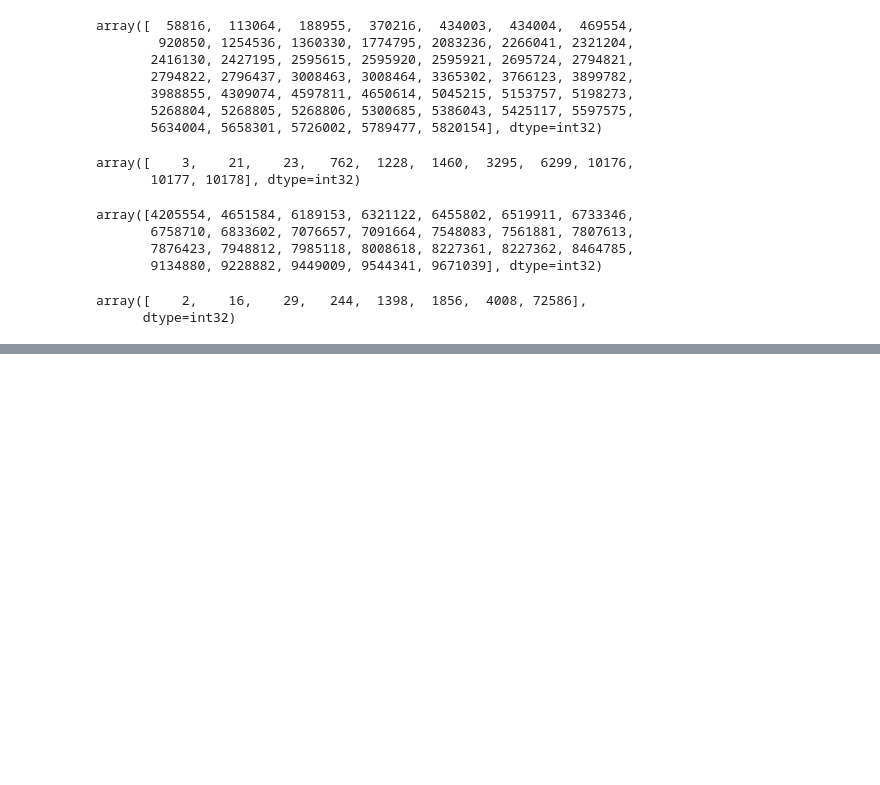
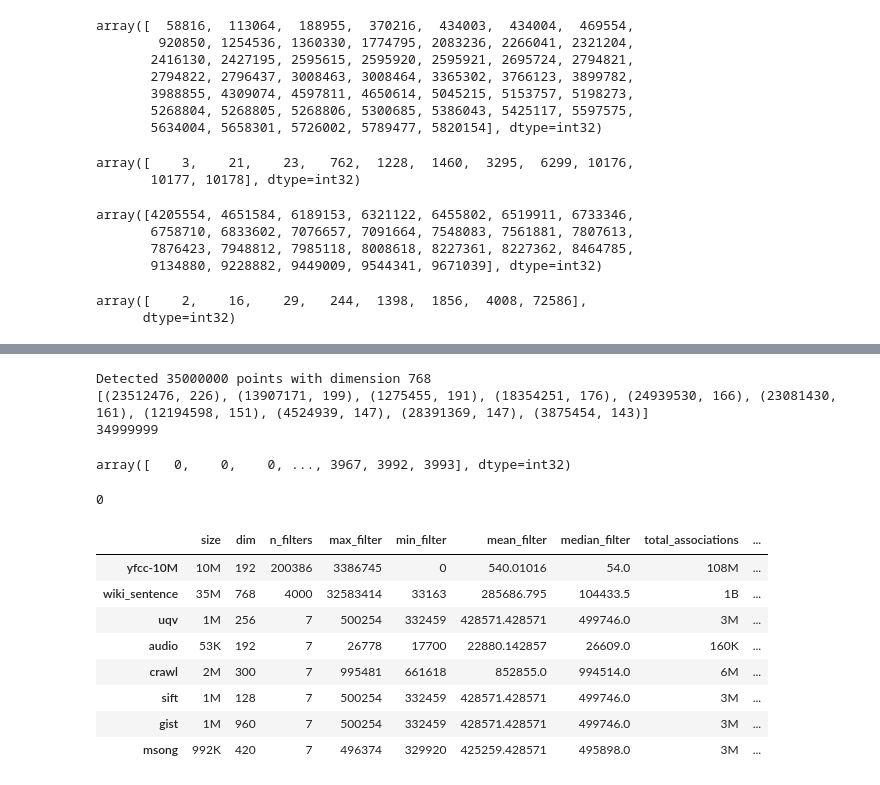
Before and after one commit to cmuparlay/ParlayANN, a Jupyter notebook: python/dataset_exploration.ipynb, the cells around one changed output, grey strips where cells are left out. Saved outputs shown, nothing was run; the diff lists cells and outputs as text; code cells hidden in the pictures; blank space fills up the shorter version.

```diff
--- a/python/dataset_exploration.ipynb
+++ b/python/dataset_exploration.ipynb
@@ -13,7 +14,7 @@ from scipy.sparse import csr_matrix
 # %%
-FERN_DATA_DIR = "/ssd1/anndata/bigann/"
-AWARE_DATA_DIR = "/ssd1/data/bigann/"
+FERN_DATA_DIR = "/ssd1/anndata/bigann/data/"
+AWARE_DATA_DIR = "/ssd1/data/bigann/data/"
 
 DATA_DIR = FERN_DATA_DIR
-POINTS_PATH = DATA_DIR + "data/yfcc100M/base.10M.u8bin.crop_nb_10000000"
-FILTER_PATH = DATA_DIR + 'data/yfcc100M/base.metadata.10M.spmat'
+POINTS_PATH = DATA_DIR + "yfcc100M/base.10M.u8bin.crop_nb_10000000"
+FILTER_PATH = DATA_DIR + 'yfcc100M/base.metadata.10M.spmat'
@@ -63,0 +236,51 @@ array([    2,    16,    29,   244,  1398,  1856,  4008, 72586],
+# %%
+ds_constructor = wp.init_filtered_dataset('Euclidian', 'uint8')
+wiki_ds = ds_constructor(DATA_DIR + vector_extensions['wiki_sentence'], DATA_DIR + metadata_extensions['wiki_sentence'])
+
+filter_sizes = [wiki_ds.get_filter_size(i) for i in range(wiki_ds.get_n_filters())]
+largest_label = np.argmax(filter_sizes)
+from collections import Counter
+labels = Counter(wiki_ds.get_filter_points(largest_label))
+print(labels.most_common(10))
+print(max(labels.keys()))
+# %% [output]
+Detected 35000000 points with dimension 768
+[(23512476, 226), (13907171, 199), (1275455, 191), (18354251, 176), (24939530, 166), (23081430, 161), (12194598, 151), (4524939, 147), (28391369, 147), (3875454, 143)]
+34999999
+# %%
+wiki_ds.get_point_filters(23512476)
+# %% [output]
+array([   0,    0,    0, ..., 3967, 3992, 3993], dtype=int32)
+# %%
+largest_label
+# %% [output]
+0
+# %%
+def parse_big_int(n):
+    if n >= 10**12:
+        return f"{n / 10**12:3.0f}T"
+    if n >= 10**9:
+        return f"{n / 10**9:3.0f}B"
+    if n >= 10**6:
+        return f"{n / 10**6:3.0f}M"
+    if n >= 10**3:
+        return f"{n / 10**3:3.0f}K"
+    return str(n)
+# %%
+# latex table with the stats for each dataset
+df = pd.DataFrame(stats).transpose()
+df['size'] = df['size'].apply(parse_big_int)
+df['total_associations'] = df['total_associations'].apply(parse_big_int)
+
+df.drop(columns=['filter_sizes'], inplace=True)
+df
+# %% [output]
+|  | size | dim | n_filters | max_filter | min_filter | mean_filter | median_filter | total_associations | ... |
+| yfcc-10M | 10M | 192 | 200386 | 3386745 | 0 | 540.01016 | 54.0 | 108M | ... |
+| wiki_sentence | 35M | 768 | 4000 | 32583414 | 33163 | 285686.795 | 104433.5 | 1B | ... |
+| uqv | 1M | 256 | 7 | 500254 | 332459 | 428571.428571 | 499746.0 | 3M | ... |
+| audio | 53K | 192 | 7 | 26778 | 17700 | 22880.142857 | 26609.0 | 160K | ... |
+| crawl | 2M | 300 | 7 | 995481 | 661618 | 852855.0 | 994514.0 | 6M | ... |
+| sift | 1M | 128 | 7 | 500254 | 332459 | 428571.428571 | 499746.0 | 3M | ... |
+| gist | 1M | 960 | 7 | 500254 | 332459 | 428571.428571 | 499746.0 | 3M | ... |
+| msong | 992K | 420 | 7 | 496374 | 329920 | 425259.428571 | 495898.0 | 3M | ... |
```
Also changed, not shown: parts of 13 cells of this notebook.
